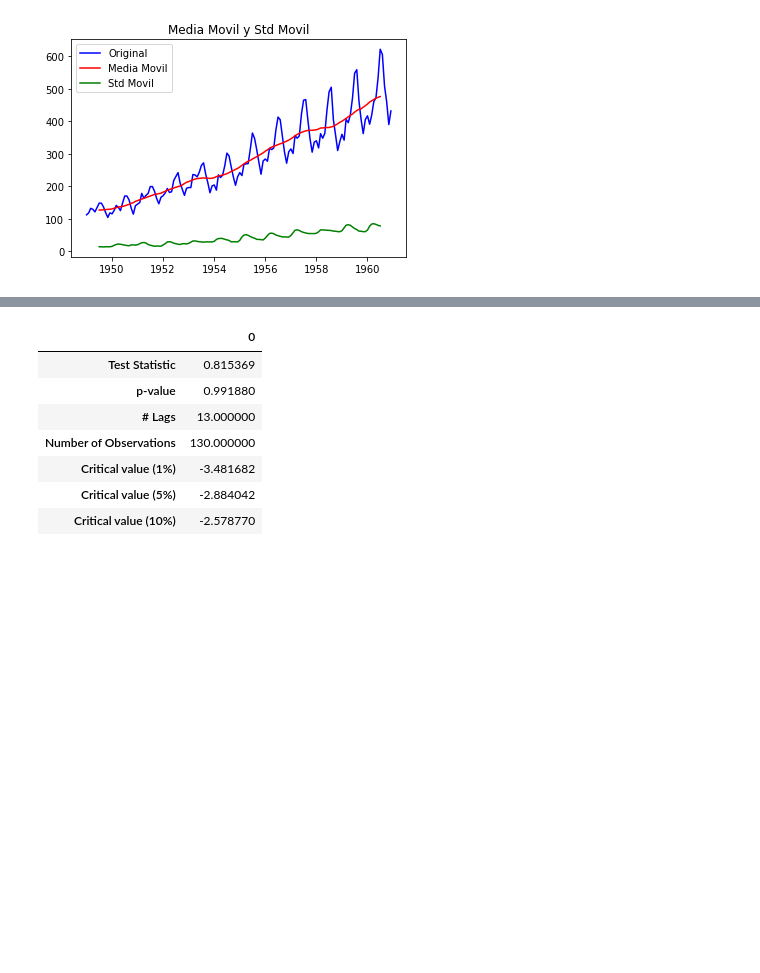
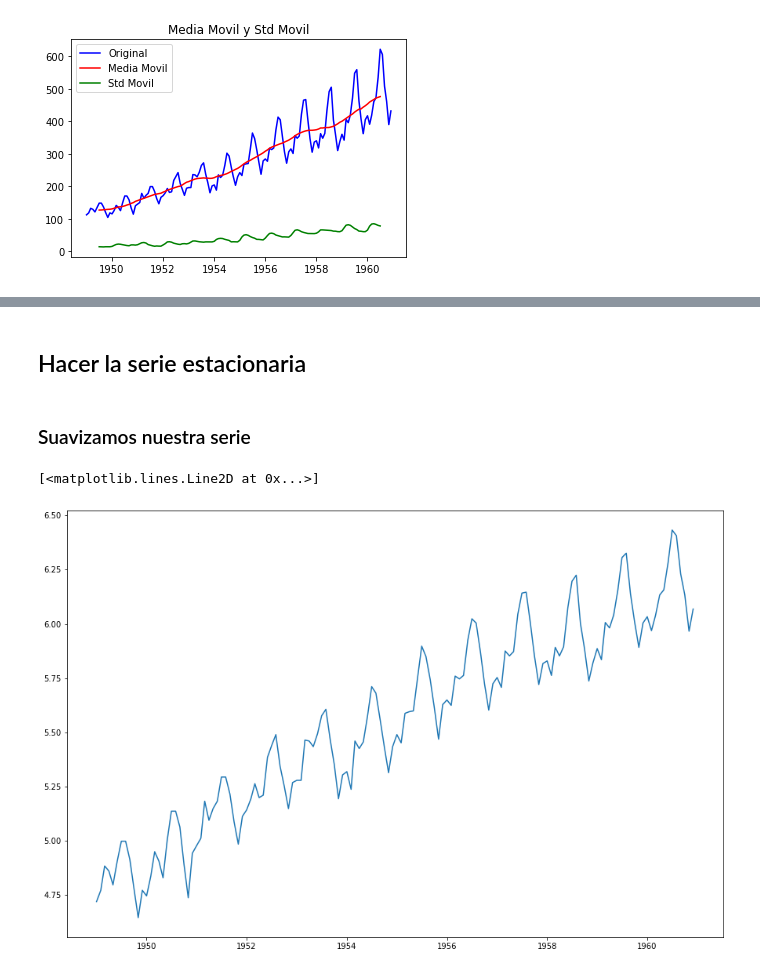
Before and after one commit to JuanFeA98/Time_Series, a Jupyter notebook: Introduction to Time Series.ipynb, the cells around one changed output, grey strips where cells are left out. Drawn from its saved outputs; the diff is of its cells as text; code cells hidden in the pictures; blank space fills up the shorter version.

```diff
--- a/Introduction to Time Series.ipynb
+++ b/Introduction to Time Series.ipynb
@@ -195,11 +158,0 @@ prueba
-# %%
-pd.DataFrame(prueba)
-# %% [output]
-|  | 0 |
-| Test Statistic | 0.815369 |
-| p-value | 0.991880 |
-| # Lags | 13.000000 |
-| Number of Observations | 130.000000 |
-| Critical value (1%) | -3.481682 |
-| Critical value (5%) | -2.884042 |
-| Critical value (10%) | -2.578770 |
@@ -207,0 +159,12 @@ jumm = pd.DataFrame
+# %% [markdown]
+## Hacer la serie estacionaria
+# %% [markdown]
+### Suavizamos nuestra serie
+# %%
+ts_log = np.log(ts)
+# %%
+plt.figure(figsize=(15,10))
+plt.plot(ts_log)
+# %% [output]
+[<matplotlib.lines.Line2D at 0x...>]
+[figure, added]
```
Also changed, not shown: parts of 20 cells of this notebook.
